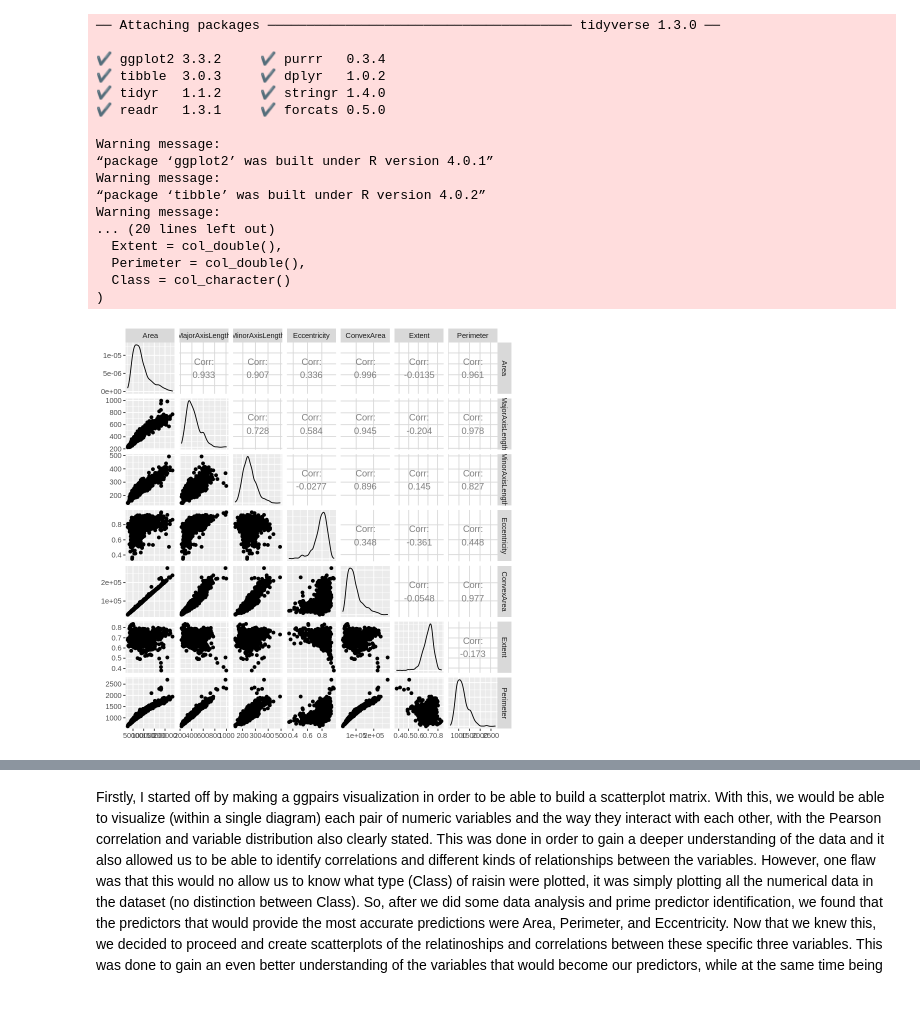
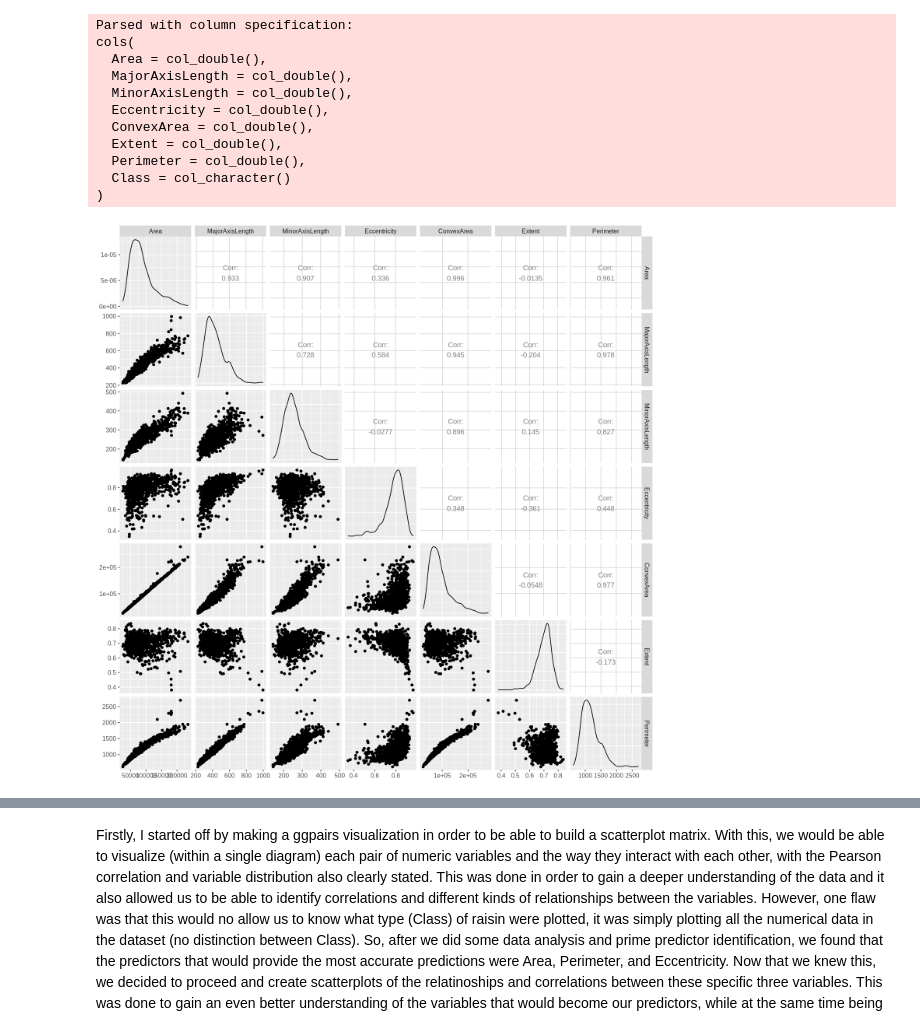
Before and after one commit to dylankim990/DSCI100_Group_1, a Jupyter notebook: visualizations.ipynb, the cells around one changed output, grey strips where cells are left out. Drawn from its saved outputs; the diff is of its cells as text; code cells hidden in the pictures; blank space fills up the shorter version.

```diff
--- a/visualizations.ipynb
+++ b/visualizations.ipynb
@@ -1,48 +1,45 @@
 # %%
 # downloading libraries
 library(tidyverse)
 library(repr)
 library(GGally)
 library(broom)
-options(repr.matrix.max.rows = 6)
+# options(repr.matrix.max.rows = 6)
+options(repr.plot.height = 12, repr.plot.width = 12)
+
 
 # seed value
 set.seed(5805)
 
 # ggpairs
 raisin_data <- read_csv("https://github.com/dylankim990/DSCI100_Group_2/raw/main/data/Raisin_Dataset.csv") %>%
     mutate(Class = as_factor(Class))
 
 scaled_raisin_data <- raisin_data %>%
     select(Area:Perimeter) %>%
     mutate(across(everything(), scale))
 
 raisin_data_predictors <- raisin_data %>%
     select(Area:Perimeter)
 
 raisin_pairs <- raisin_data_predictors %>%
-    ggpairs()
+    ggpairs() +
+    theme(text = element_text(size = 12))
 
 raisin_pairs
 # %% [output]
-── Attaching packages ─────────────────────────────────────── tidyverse 1.3.0 ──
-
-✔ ggplot2 3.3.2     ✔ purrr   0.3.4
-✔ tibble  3.0.3     ✔ dplyr   1.0.2
-✔ tidyr   1.1.2     ✔ stringr 1.4.0
-✔ readr   1.3.1     ✔ forcats 0.5.0
-
-Warning message:
-“package ‘ggplot2’ was built under R version 4.0.1”
-Warning message:
-“package ‘tibble’ was built under R version 4.0.2”
-Warning message:
-... (20 lines left out)
+Parsed with column specification:
+cols(
+  Area = col_double(),
+  MajorAxisLength = col_double(),
+  MinorAxisLength = col_double(),
+  Eccentricity = col_double(),
+  ConvexArea = col_double(),
   Extent = col_double(),
   Perimeter = col_double(),
   Class = col_character()
 )
-[figure, old version]
+[figure, new version]
 # %%
 # downloading libraries
 library(tidyverse)
```
Also changed, not shown: parts of 2 cells of this notebook.
